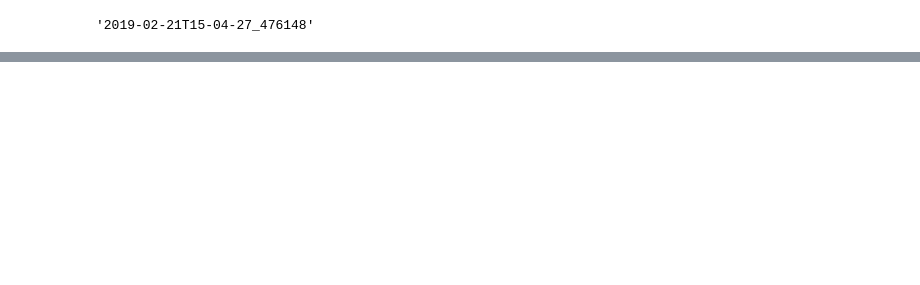
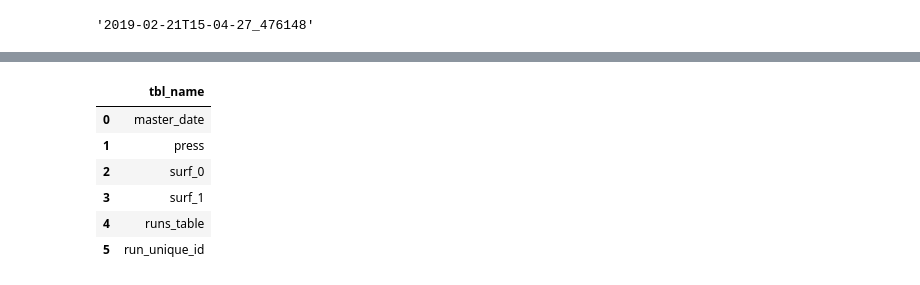
Before and after one commit to daliagachc/wrf_management, a Jupyter notebook: wrf_management/scratchs/Untitled.ipynb, the cells around one changed output, grey strips where cells are left out. Cells and saved outputs as stored; diff of their text form; code cells hidden in the pictures; blank space fills up the shorter version.

```diff
--- a/wrf_management/scratchs/Untitled.ipynb
+++ b/wrf_management/scratchs/Untitled.ipynb
@@ -63,0 +176,10 @@ ut.list_table_names()
+# %%
+ut.list_table_names()
+# %% [output]
+|  | tbl_name |
+| 0 | master_date |
+| 1 | press |
+| 2 | surf_0 |
+| 3 | surf_1 |
+| 4 | runs_table |
+| 5 | run_unique_id |
```
Also changed, not shown: parts of 24 cells of this notebook, 9 other files.
